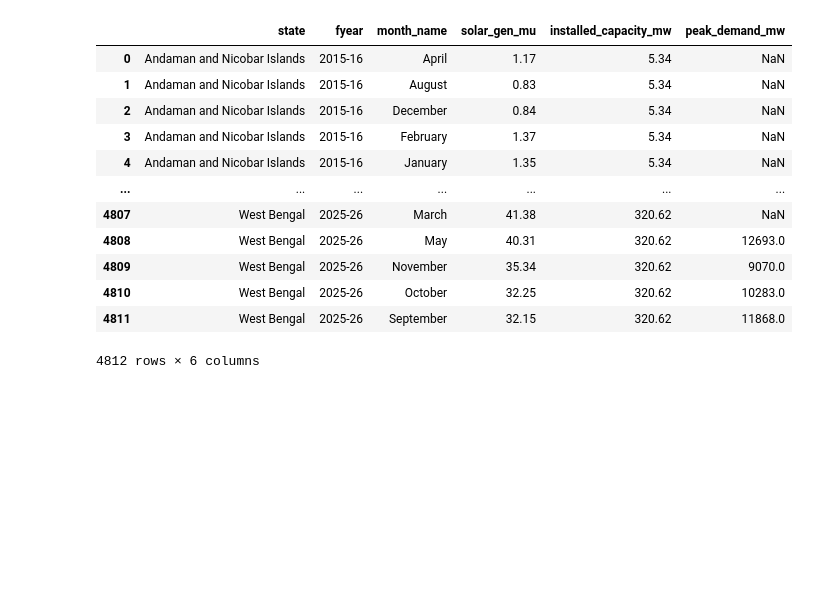
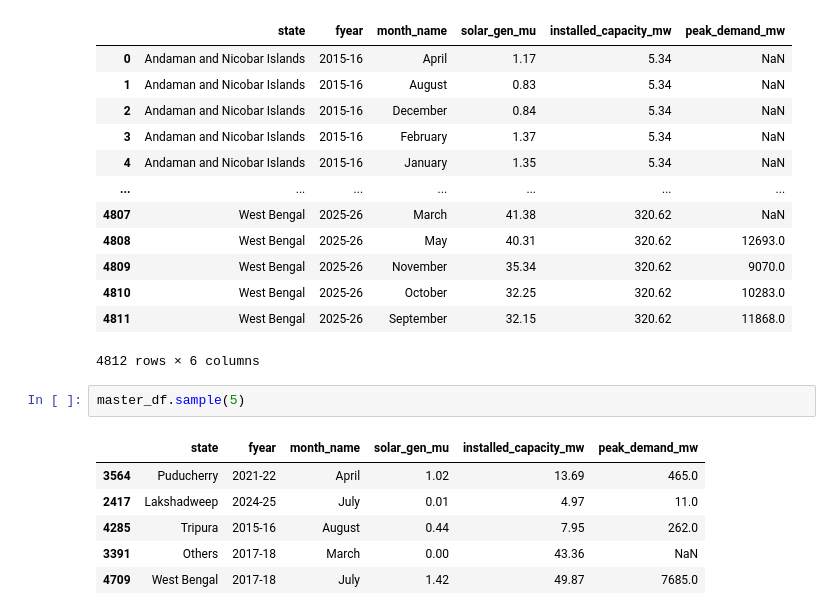
Before and after one commit to marvinminhaz/Solar-Curtailment-Project, a Jupyter notebook: notebooks/data-viz-and-prep.ipynb, the cells around one changed output. Saved outputs shown, nothing was run; the diff lists cells and outputs as text; blank space fills up the shorter version.

```diff
--- a/notebooks/data-viz-and-prep.ipynb
+++ b/notebooks/data-viz-and-prep.ipynb
@@ -206,3 +206,12 @@ master_df
 | 4810 | West Bengal | 2025-26 | October | 32.25 | 320.62 | 10283.0 |
 | 4811 | West Bengal | 2025-26 | September | 32.15 | 320.62 | 11868.0 |
 4812 rows × 6 columns
+# %%
+master_df.sample(5)
+# %% [output]
+|  | state | fyear | month_name | solar_gen_mu | installed_capacity_mw | peak_demand_mw |
+| 3564 | Puducherry | 2021-22 | April | 1.02 | 13.69 | 465.0 |
+| 2417 | Lakshadweep | 2024-25 | July | 0.01 | 4.97 | 11.0 |
+| 4285 | Tripura | 2015-16 | August | 0.44 | 7.95 | 262.0 |
+| 3391 | Others | 2017-18 | March | 0.00 | 43.36 | NaN |
+| 4709 | West Bengal | 2017-18 | July | 1.42 | 49.87 | 7685.0 |
```
Also changed, not shown: parts of 2 cells of this notebook, 2 other files.
